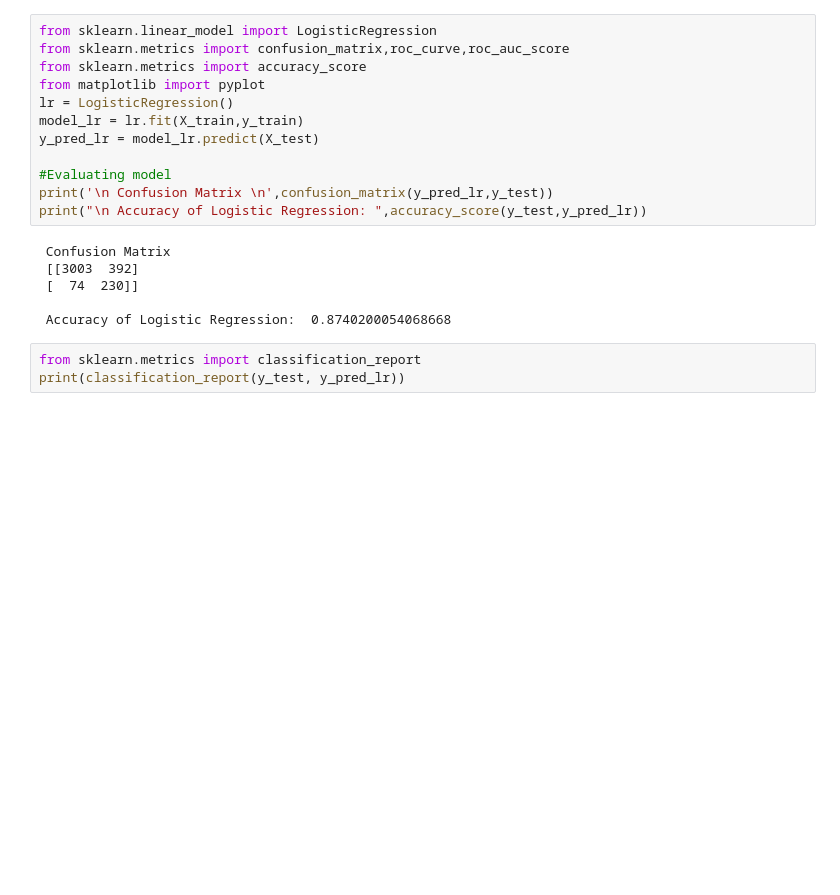
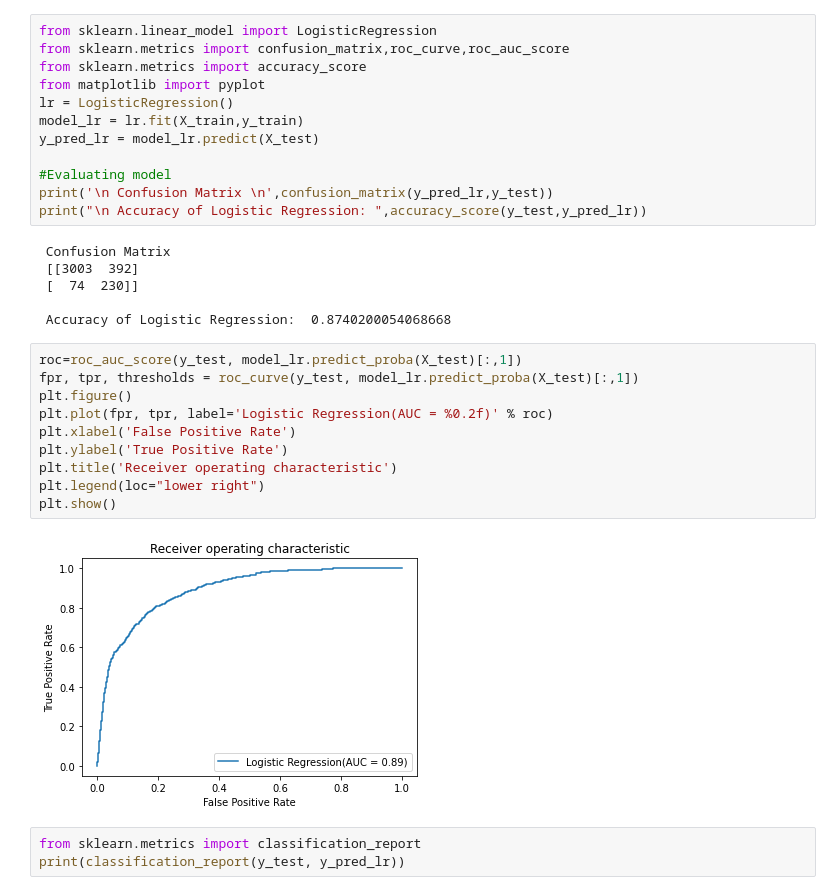
Before and after one commit to jyotsnae/Springboard, a Jupyter notebook: Capstone Two/Online Shopper's Purchasing Intention - Modeling.ipynb, the cells around one changed output. Saved outputs shown, nothing was run; the diff lists cells and outputs as text; blank space fills up the shorter version.

```diff
--- a/Capstone Two/Online Shopper's Purchasing Intention - Modeling.ipynb
+++ b/Capstone Two/Online Shopper's Purchasing Intention - Modeling.ipynb
@@ -190,6 +190,18 @@ print("\n Accuracy of Logistic Regression: ",accuracy_score(y_test,y_pred_lr))
  [  74  230]]
 
  Accuracy of Logistic Regression:  0.8740200054068668
+# %%
+roc=roc_auc_score(y_test, model_lr.predict_proba(X_test)[:,1])
+fpr, tpr, thresholds = roc_curve(y_test, model_lr.predict_proba(X_test)[:,1])
+plt.figure()
+plt.plot(fpr, tpr, label='Logistic Regression(AUC = %0.2f)' % roc)
+plt.xlabel('False Positive Rate')
+plt.ylabel('True Positive Rate')
+plt.title('Receiver operating characteristic')
+plt.legend(loc="lower right")
+plt.show()
+# %% [output]
+[figure, added]
 # %%
 from sklearn.metrics import classification_report
 print(classification_report(y_test, y_pred_lr))
```
Also changed, not shown: parts of 11 cells of this notebook, 2 other files.
